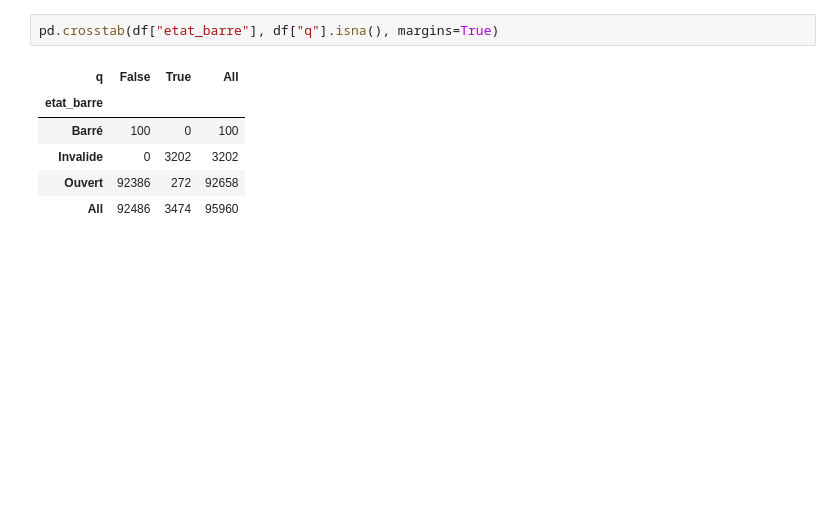
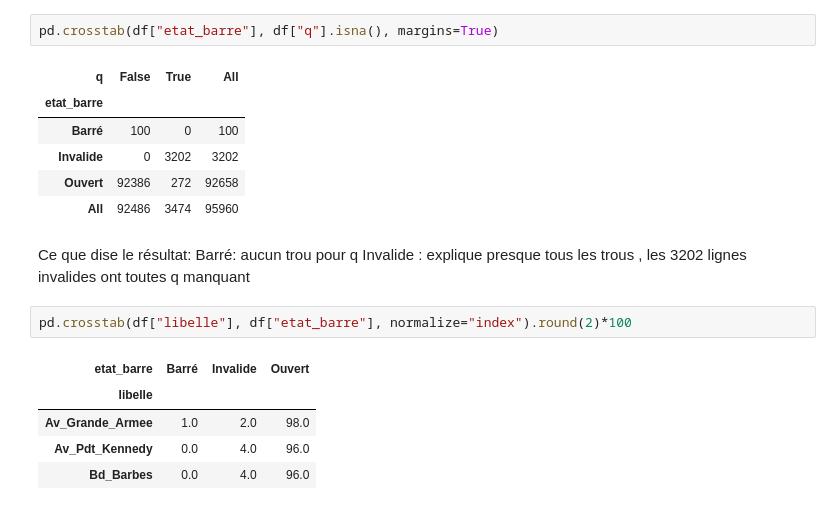
Before and after one commit to soso1594/analyse-trafic-paris, a Jupyter notebook: 02_nettoyage.ipynb, the cells around one changed output. Drawn from its saved outputs; the diff is of its cells as text; blank space fills up the shorter version.

```diff
--- a/02_nettoyage.ipynb
+++ b/02_nettoyage.ipynb
@@ -353,3 +353,15 @@ pd.crosstab(df["etat_barre"], df["q"].isna(), margins=True)
 | Invalide | 0 | 3202 | 3202 |
 | Ouvert | 92386 | 272 | 92658 |
 | All | 92486 | 3474 | 95960 |
+# %% [markdown]
+Ce que dise le résultat:
+Barré: aucun trou pour q
+Invalide : explique presque tous les trous , les 3202 lignes invalides ont toutes q manquant
+# %%
+pd.crosstab(df["libelle"], df["etat_barre"], normalize="index").round(2)*100
+# %% [output]
+| etat_barre | Barré | Invalide | Ouvert |
+| libelle |  |  |  |
+| Av_Grande_Armee | 1.0 | 2.0 | 98.0 |
+| Av_Pdt_Kennedy | 0.0 | 4.0 | 96.0 |
+| Bd_Barbes | 0.0 | 4.0 | 96.0 |
```
Also changed, not shown: parts of 37 cells of this notebook.
